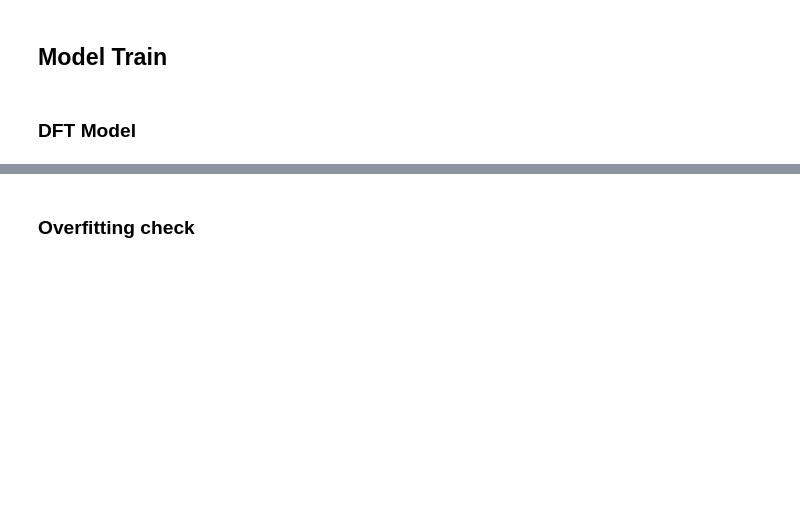
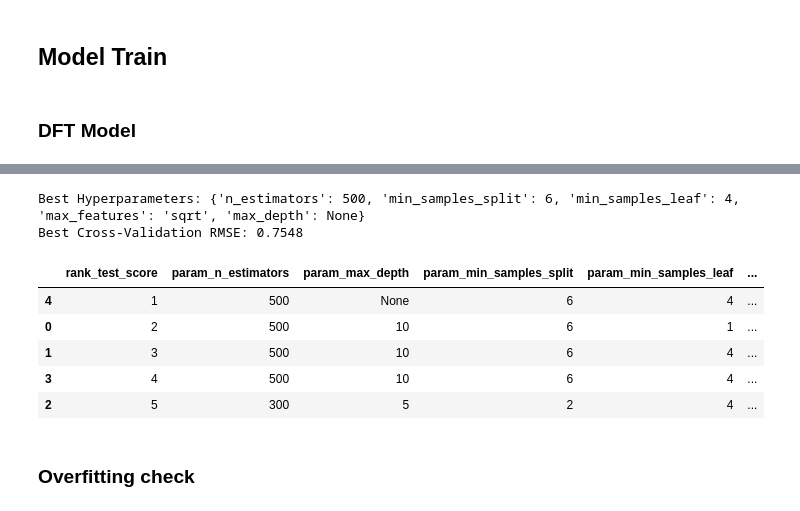
Before and after one commit to Four-Q/Band-gap-predict, a Jupyter notebook: SingleModels/RandomForest/HyperParameterSearch.ipynb, the cells around one changed output, grey strips where cells are left out. Saved outputs shown, nothing was run; the diff lists cells and outputs as text; code cells hidden in the pictures; blank space fills up the shorter version.

Commit message:
3.23 finish need all hp search

```diff
--- a/SingleModels/RandomForest/HyperParameterSearch.ipynb
+++ b/SingleModels/RandomForest/HyperParameterSearch.ipynb
@@ -51,7 +53,7 @@ exp_test_y = exp_test['band_gap']
 # using grid search to find the best hyperparameters for the dft model
 print(f"['DFT {MODEL_NAME}'] HP optimazation begin...")
 # define the parameter grid for model
-param_grid = {
+param_distributions = {
     'n_estimators': [300, 500],  # number of trees in the forest
     'max_depth': [None, 5, 10],  # maximum depth of the tree, None means nodes are expanded until all leaves are pure
     'min_samples_split': [2, 6, 10],  # minimum number of samples required to split an internal node
@@ -63,15 +65,10 @@ param_grid = {
 kf = KFold(n_splits=5, shuffle=True, random_state=RANDOM_SEED)
 # create an model
 random_forest = RandomForestRegressor(random_state=RANDOM_SEED, n_jobs=-1)
-# create a GridSearchCV object
-grid_search = GridSearchCV(
-    estimator=random_forest,
-    param_grid=param_grid,
-    scoring='neg_mean_squared_error',
-    cv=kf,
-    n_jobs=-1,
-    verbose=True,
-    return_train_score=True)
+# create a GridSearchCV object (n_iter=5, runtime=10min)
+random_search = RandomizedSearchCV(estimator=random_forest, param_distributions=param_distributions,
+                n_iter=5, cv=kf, verbose=2, random_state=RANDOM_SEED,
+                scoring='neg_mean_squared_error', return_train_score=True, n_jobs=-1)
 
 # fit the model to the training data
-grid_search.fit(dft_train_X, dft_train_y)
+random_search.fit(dft_train_X, dft_train_y)
@@ -78,20 +89,30 @@ grid_search.fit(dft_train_X, dft_train_y)
 # %%
 # get the best hyperparameters
-best_params = grid_search.best_params_
+best_params = random_search.best_params_
 print(f"Best Hyperparameters: {best_params}")
-best_score = np.sqrt(-grid_search.best_score_)
+best_score = np.sqrt(-random_search.best_score_)
 print(f"Best Cross-Validation RMSE: {best_score:.4f}")
 
 # create a DataFrame to store the results
-results = pd.DataFrame(grid_search.cv_results_)
+results = pd.DataFrame(random_search.cv_results_)
 results['test_rmse'] = np.sqrt(-results['mean_test_score'])
 results['train_rmse'] = np.sqrt(-results['mean_train_score'])
 # sort the results by test RMSE
 results_sorted = results.sort_values('test_rmse')
-results_sorted = results_sorted[['rank_test_score', 'param_alpha', 'param_l1_ratio', 'train_rmse', 'test_rmse']]
+results_sorted = results_sorted[['rank_test_score', 'param_n_estimators', 'param_max_depth',
+                                 'param_min_samples_split', 'param_min_samples_leaf', 'param_max_features', 'train_rmse', 'test_rmse']]
+# save the results to a csv file
+results_sorted.to_csv(os.path.join(current_path, 'dft_random_search_results.csv'), index=False)
 results_sorted.head()
-# save the results to a csv file
-results_sorted.to_csv(os.path.join(current_path, 'dft_grid_search_results.csv'), index=False)
+# %% [output]
+Best Hyperparameters: {'n_estimators': 500, 'min_samples_split': 6, 'min_samples_leaf': 4, 'max_features': 'sqrt', 'max_depth': None}
+Best Cross-Validation RMSE: 0.7548
+|  | rank_test_score | param_n_estimators | param_max_depth | param_min_samples_split | param_min_samples_leaf | ... |
+| 4 | 1 | 500 | None | 6 | 4 | ... |
+| 0 | 2 | 500 | 10 | 6 | 1 | ... |
+| 1 | 3 | 500 | 10 | 6 | 4 | ... |
+| 3 | 4 | 500 | 10 | 6 | 4 | ... |
+| 2 | 5 | 300 | 5 | 2 | 4 | ... |
 # %% [markdown]
 ### Overfitting check
 # %%
```
Also changed, not shown: parts of 11 cells of this notebook, 11 other files.
